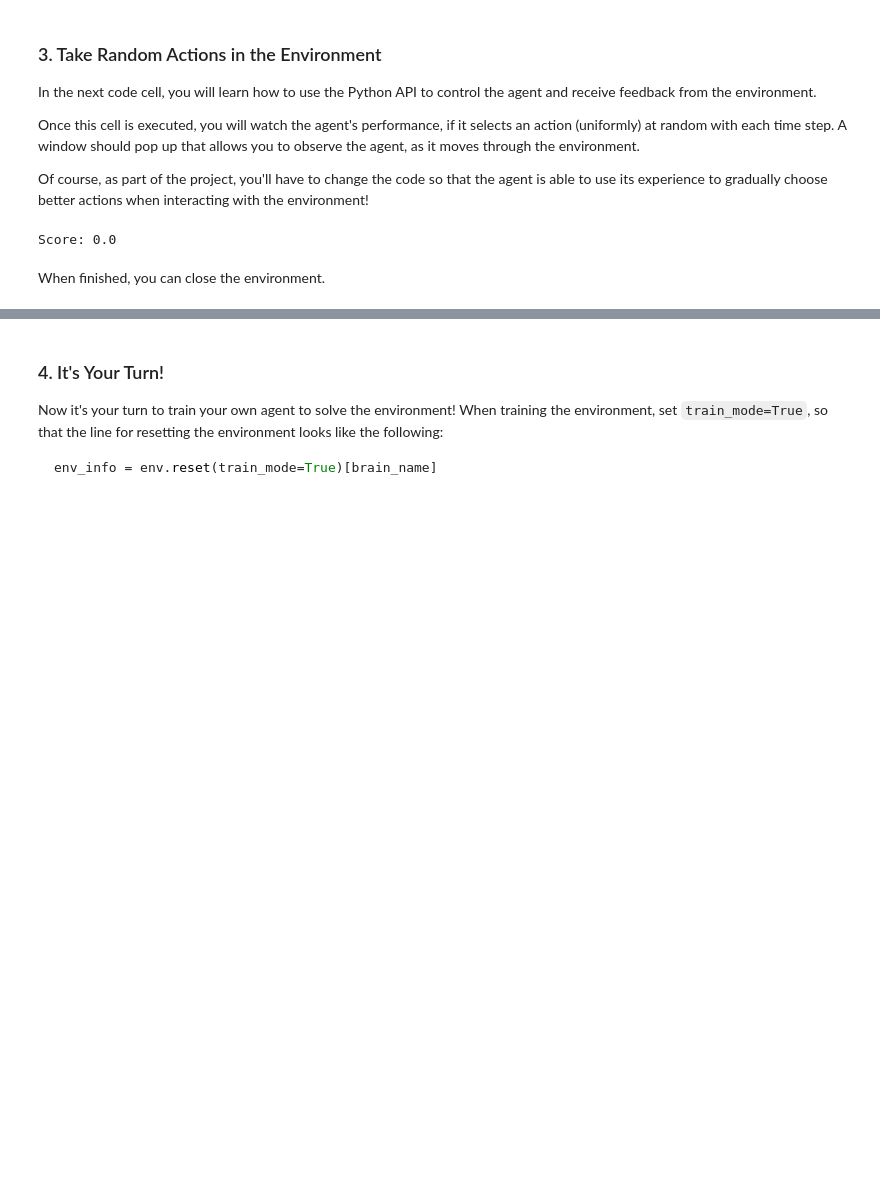
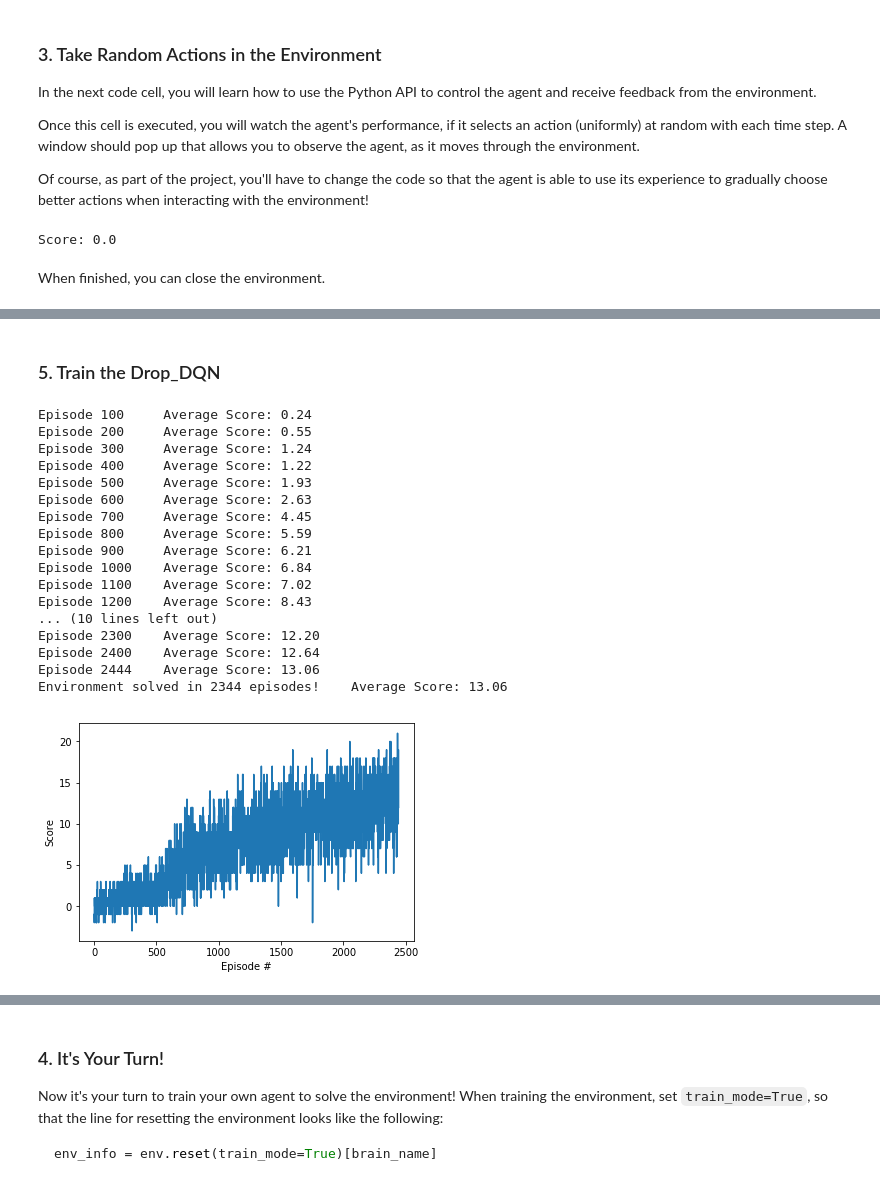
Before and after one commit to Dacheng-Zhao/unity-banana-navigation-p1, a Jupyter notebook: p1_navigation/Navigation.ipynb, the cells around one changed output, grey strips where cells are left out. Cells and saved outputs as stored; diff of their text form; code cells hidden in the pictures; blank space fills up the shorter version.

```diff
--- a/p1_navigation/Navigation.ipynb
+++ b/p1_navigation/Navigation.ipynb
@@ -146,0 +222,75 @@ When finished, you can close the environment.
+# %% [markdown]
+### 5. Train the Drop_DQN
+# %%
+def dqn(agent, n_episodes=4000, max_t=1000, eps_start=1.0, eps_end=0.01, eps_decay=0.999, train=True):
+    """Deep Q-Learning.
+
+    Args
+        n_episodes (int): maximum number of training episodes
+        max_t (int): maximum number of timesteps per episode
+        eps_start (float): starting value of epsilon, for epsilon-greedy action selection
+        eps_end (float): minimum value of epsilon
+        eps_decay (float): multiplicative factor (per episode) for decreasing epsilon
+        train (bool): flag deciding if the agent will train or just play through the episode
+    """
+    scores = []                        # list containing scores from each episode
+    scores_window = deque(maxlen=100)  # last 100 scores
+    eps = eps_start                    # initialize epsilon
+    for i_episode in range(1, n_episodes+1):
+        env_info = env.reset(train_mode=train)[brain_name]
+        state = env_info.vector_observations[0]
+        score = 0
+        for t in range(max_t):
+            action = agent.act(state, eps if train else 0.0)
+            env_info = env.step(action)[brain_name]
+            next_state = env_info.vector_observations[0]   # get the next state
+            reward = env_info.rewards[0]                   # get the reward
+            done = env_info.local_done[0]                  # see if episode has finished
+            if train:
+                agent.step(state, action, reward, next_state, done)
+            score += reward                                # update the score
+            state = next_state                             # roll over the state to next time step
+            if done:                                       # exit loop if episode finished
+                break
+        scores_window.append(score)       # save most recent score
+        scores.append(score)              # save most recent score
+        eps = max(eps_end, eps_decay*eps) # decrease epsilon
+        print('\rEpisode {}\tAverage Score: {:.2f}'.format(i_episode, np.mean(scores_window)), end="")
+        if i_episode % 100 == 0:
+            print('\rEpisode {}\tAverage Score: {:.2f}'.format(i_episode, np.mean(scores_window)))
+        if np.mean(scores_window)>=13.0 and train:
+            print('\nEnvironment solved in {:d} episodes!\tAverage Score: {:.2f}'.format(i_episode-100, np.mean(scores_window)))
+            torch.save(agent.qnetwork_local.state_dict(), 'checkpoint_drop_dqn.pth')
+            break
+    return scores
+
+agent = Agent(state_size=state_size, action_size=action_size, seed=0, isDrop=True)
+scores = dqn(agent)
+
+
+# plot the scores
+fig = plt.figure()
+ax = fig.add_subplot(111)
+plt.plot(np.arange(len(scores)), scores)
+plt.ylabel('Score')
+plt.xlabel('Episode #')
+plt.show()
+# %% [output]
+Episode 100     Average Score: 0.24
+Episode 200     Average Score: 0.55
+Episode 300     Average Score: 1.24
+Episode 400     Average Score: 1.22
+Episode 500     Average Score: 1.93
+Episode 600     Average Score: 2.63
+Episode 700     Average Score: 4.45
+Episode 800     Average Score: 5.59
+Episode 900     Average Score: 6.21
+Episode 1000    Average Score: 6.84
+Episode 1100    Average Score: 7.02
+Episode 1200    Average Score: 8.43
+... (10 lines left out)
+Episode 2300    Average Score: 12.20
+Episode 2400    Average Score: 12.64
+Episode 2444    Average Score: 13.06
+Environment solved in 2344 episodes!    Average Score: 13.06
+[figure, added]
```
Also changed, not shown: parts of 15 cells of this notebook, 14 other files.
